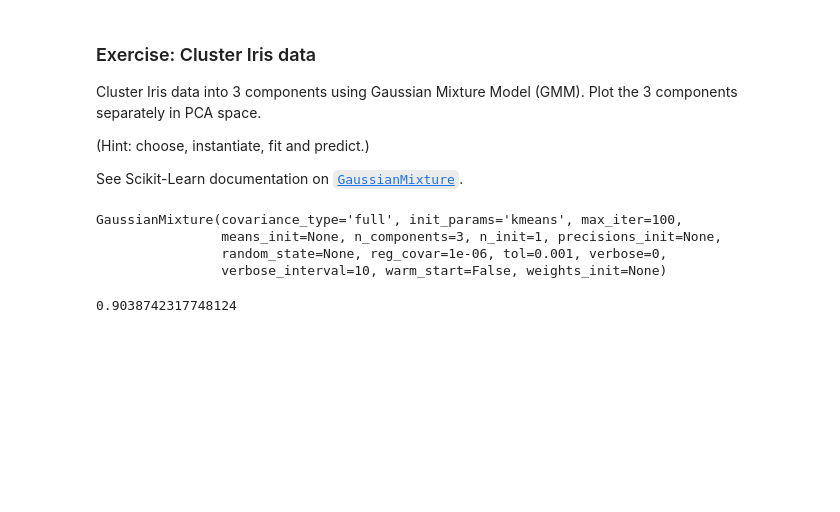
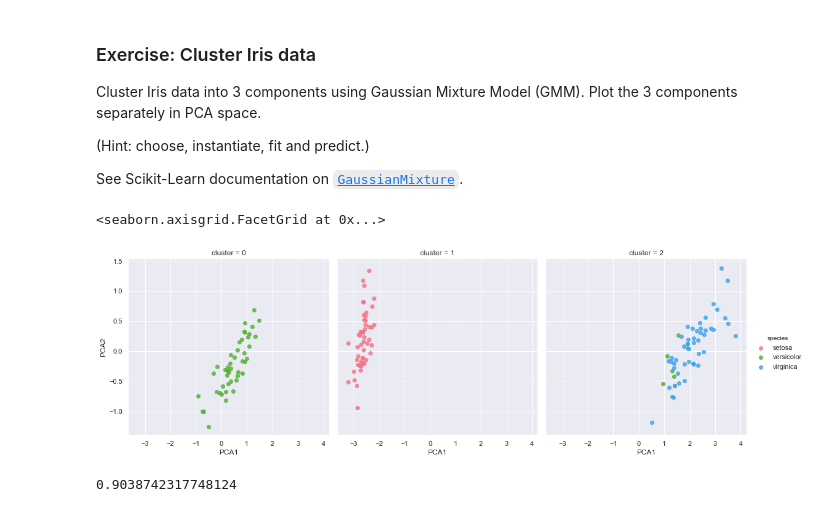
Before and after one commit to glukicov/UCL_ML_BigData, a Jupyter notebook: week1/Lecture03_Scikit-Learn_no_solutions/Lecture03_Scikit-Learn_no_solutions.ipynb, the cells around one changed output. Drawn from its saved outputs; the diff is of its cells as text; code cells hidden in the pictures; blank space fills up the shorter version.

```diff
--- a/week1/Lecture03_Scikit-Learn_no_solutions/Lecture03_Scikit-Learn_no_solutions.ipynb
+++ b/week1/Lecture03_Scikit-Learn_no_solutions/Lecture03_Scikit-Learn_no_solutions.ipynb
@@ -488,19 +477,23 @@ Cluster Iris data into 3 components using Gaussian Mixture Model (GMM).  Plot th
 
 See Scikit-Learn documentation on [`GaussianMixture`](http://scikit-learn.org/stable/modules/generated/sklearn.mixture.GaussianMixture.html).
 # %%
-iris = sns.load_dataset('iris') # loads DS from https://github.com/mwaskom/seaborn-data
-X_iris = iris.drop('species', axis='columns')
-y_iris = iris['species']
-# X_scaled =
+# import and split into features and targer
+# import seaborn as sns
+# iris = sns.load_dataset('iris') # loads DS from https://github.com/mwaskom/seaborn-data
+# X_iris = iris.drop('species', axis='columns')
+# y_iris = iris['species']
 # %%
-# Fit
+#instantiate (hyper_par : n_comp =3), fit (features) and predict (features)
 from sklearn.mixture import GaussianMixture as GMM
 model = GMM(n_components=3)
 model.fit(X_iris)
+y_model = model.predict(X_iris)
-# %% [output]
-GaussianMixture(covariance_type='full', init_params='kmeans', max_iter=100,
-                means_init=None, n_components=3, n_init=1, precisions_init=None,
-                random_state=None, reg_covar=1e-06, tol=0.001, verbose=0,
-                verbose_interval=10, warm_start=False, weights_init=None)
+# %%
+#plot the 3 components
+iris['cluster']=y_model
+sns.lmplot("PCA1", "PCA2", data=iris, hue='species', col='cluster', fit_reg=False, palette="husl")
+# %% [output]
+<seaborn.axisgrid.FacetGrid at 0x...>
+[figure, added]
 # %%
 from sklearn.metrics.cluster import adjusted_rand_score
```
Also changed, not shown: parts of 17 cells of this notebook, 1 other file.
